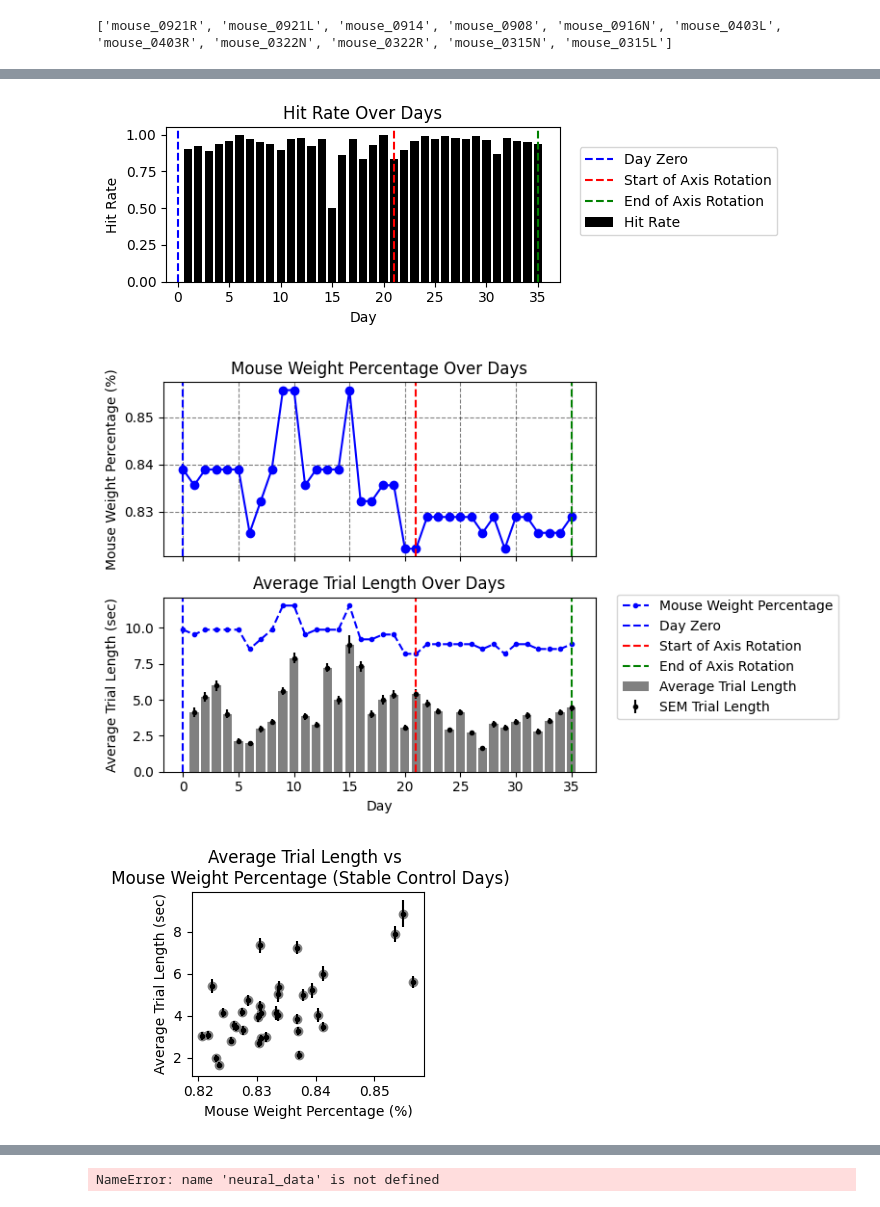
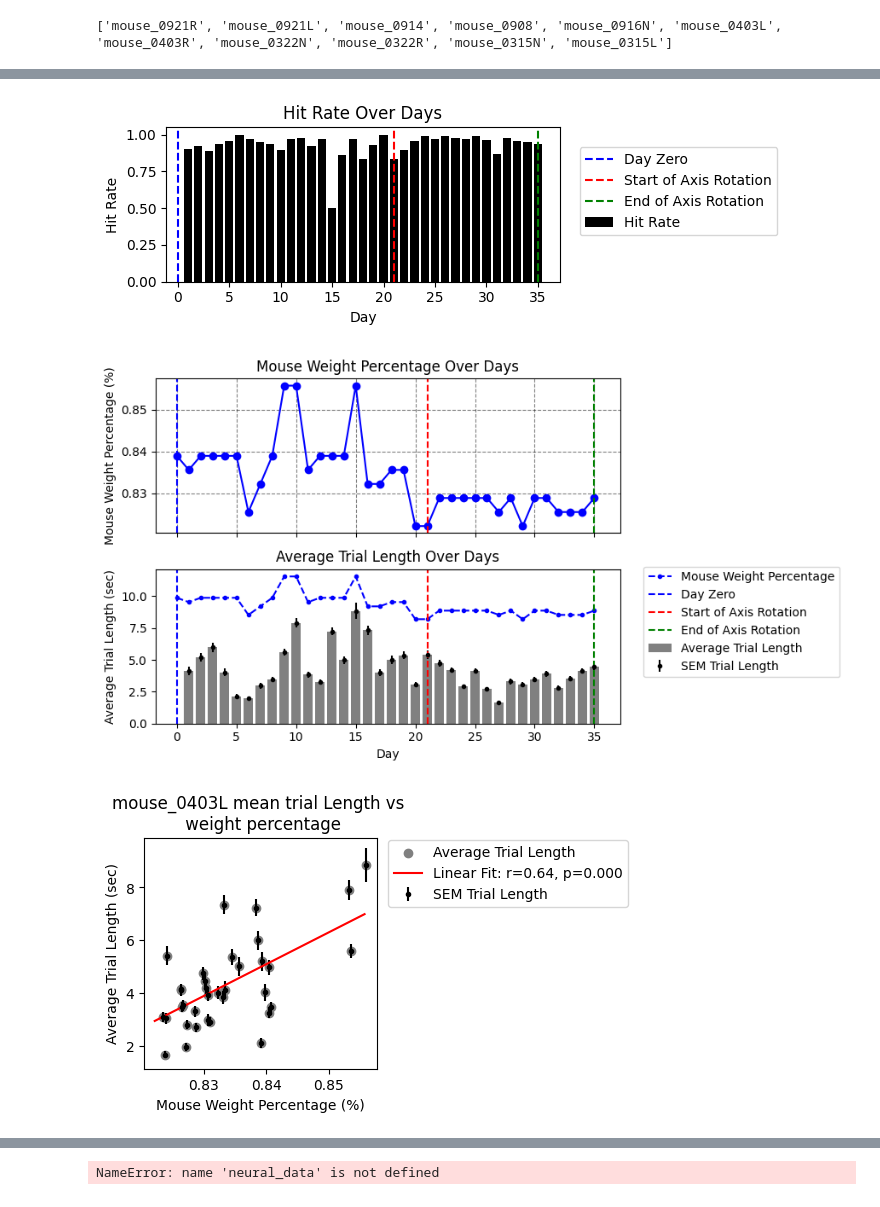
Before and after one commit to ArAbolghasemi/BCI_analysis, a Jupyter notebook: first_pass_analysis.ipynb, the cells around one changed output, grey strips where cells are left out. Drawn from its saved outputs; the diff is of its cells as text; code cells hidden in the pictures.

```diff
--- a/first_pass_analysis.ipynb
+++ b/first_pass_analysis.ipynb
@@ -345,7 +345,7 @@ plt.show()
 # let plot the weight percentage over days
 avrage_trial_length_sec = np.array([np.nanmean(tirals_lengthInFrame_list[day_idx][trials_outcome_list[day_idx]==1]) / sampling_rate for day_idx in range(len(day_list))])
 sem_trial_length_sec = np.array([np.nanstd(tirals_lengthInFrame_list[day_idx][trials_outcome_list[day_idx]==1]) / (sampling_rate * np.sqrt(len(tirals_lengthInFrame_list[day_idx][trials_outcome_list[day_idx]==1]))) for day_idx in range(len(day_list))])
-fig, ax = plt.subplots(2, 1, figsize=(8, 5), sharex=True)
+fig, ax = plt.subplots(2, 1, figsize=(9, 5), sharex=True)
 ax[0].plot(range(len(mouse_weight_persantage)), mouse_weight_persantage, label='', color='blue', marker='o')
 ax[0].grid(linestyle='--', alpha=0.5, color='black')
 ax[0].set_ylabel("Mouse Weight Percentage (%)")
@@ -376,40 +376,50 @@ jitter = 0.005 * (np.random.rand(len(mouse_weight_persantage)) - 0.5)
 ax.scatter(mouse_weight_persantage+jitter, avrage_trial_length_sec, label="Average Trial Length", color='gray', marker='o')
 ax.errorbar(mouse_weight_persantage+jitter, avrage_trial_length_sec,
              yerr=sem_trial_length_sec, fmt='.', color='black', label="SEM Trial Length")
+#let fit a linear regression line to the data and plot it with the r and p
+import scipy.stats as stats
+non_nan_idx = ~np.isnan(mouse_weight_persantage) & ~np.isnan(avrage_trial_length_sec)
+slope, intercept, r_value, p_value, std_err = stats.linregress(mouse_weight_persantage[non_nan_idx], avrage_trial_length_sec[non_nan_idx])
+x = np.array([np.nanmin(mouse_weight_persantage[non_nan_idx]), np.nanmax(mouse_weight_persantage[non_nan_idx])])
+y = slope * x + intercept
+ax.plot(x, y, color='red', label=f"Linear Fit: r={r_value:.2f}, p={p_value:.3f}")
+ax.legend(loc= [1.05, .7])
 ax.set_xlabel("Mouse Weight Percentage (%)")
 ax.set_ylabel("Average Trial Length (sec)")
-ax.set_title("Average Trial Length vs \n Mouse Weight Percentage (Stable Control Days)")
+ax.set_title(f"{mouse_name} mean trial Length vs \n weight percentage")
 ax.square = True
-
+output_path = os.path.join(output_dir, f"{mouse_name}_trial_length_vs_weight_percentage.png")
 plt.tight_layout()
+plt.savefig(output_path, dpi=300)
+plt.show()
 
 
 
 # let plot the time it need to rich 30 rewards in each day
 plt.figure(figsize=(7, 2.5))
 k_rewards = 20
 time_to_k_rewards_min = [active_reward_times_min_list[day_idx][k_rewards-1] if len(active_reward_times_min_list[day_idx]) >= k_rewards else np.nan for day_idx in range(len(day_list))]
 plt.bar(range(len(time_to_k_rewards_min)), time_to_k_rewards_min, label=f"Time to {k_rewards} Rewards", color='black')
 # let have vertical lines to show the start and end of the axis rotation period
 plt.axvline(x=day_zero_idx, color='b', linestyle='--', label='Day Zero')
 if first_remaping_day_idx is not None:
     plt.axvline(x=first_remaping_day_idx, color='r', linestyle='--', label='Start of Axis Rotation')
 if end_remaping_phase_idx is not None:
     plt.axvline(x=end_remaping_phase_idx, color='g', linestyle='--', label='End of Axis Rotation')
 
 plt.xlabel("Day")
 plt.ylabel(f"Time to {k_rewards} Rewards (min)")
 plt.title(f"Time to {k_rewards} Rewards Over Days")
 plt.legend(loc= [1.05, .3])
 plt.tight_layout()
 output_path = os.path.join(output_dir, f"{mouse_name}_time_to_{k_rewards}_rewards_over_days.png")
 plt.savefig(output_path, dpi=300)
 plt.show()
 # %% [output]
 [figure]
 [figure]
-[figure, old version]
+[figure, new version]
-[figure, old version]
+[figure, new version]
 [figure]
 # %%
 import seaborn as sns
```
Also changed, not shown: parts of 9 cells of this notebook, 38 other files.
